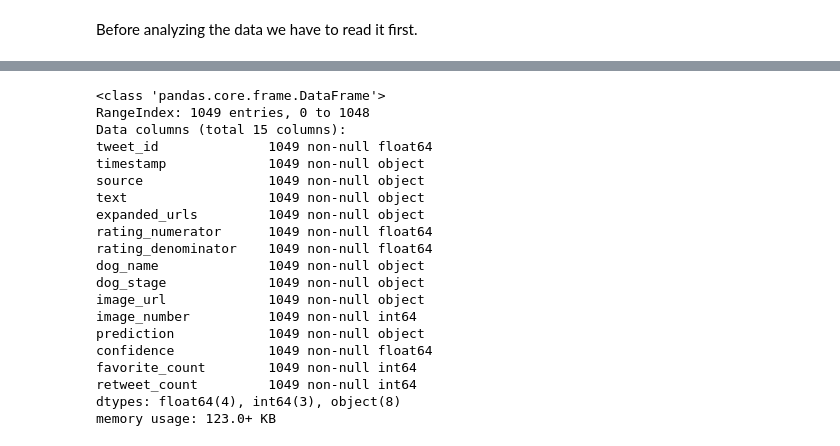
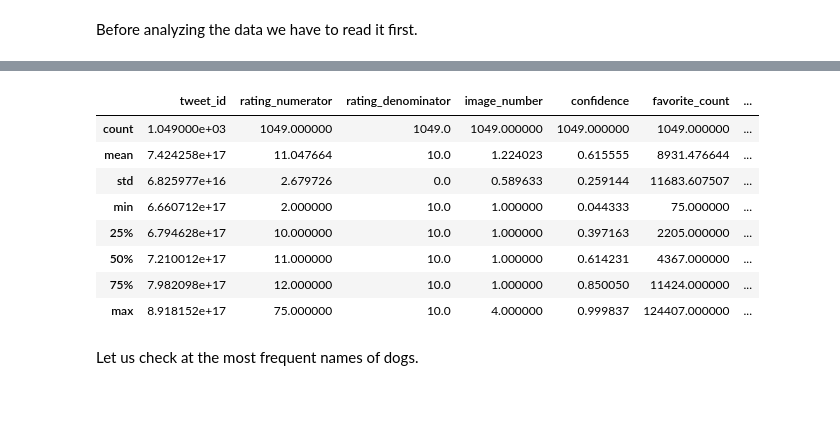
Before and after one commit to furawa/Data_Analyst_Udacity_Projects, a Jupyter notebook: 04_Data_Wrangling/wrangle_act.ipynb, the cells around one changed output, grey strips where cells are left out. Saved outputs shown, nothing was run; the diff lists cells and outputs as text; code cells hidden in the pictures; blank space fills up the shorter version.

Commit message:
Some statistics

```diff
--- a/04_Data_Wrangling/wrangle_act.ipynb
+++ b/04_Data_Wrangling/wrangle_act.ipynb
@@ -750,4 +752,4 @@ final_clean_df.to_csv('twitter_archive_master.csv',index = False, encoding = 'ut
 Before analyzing the data we have to read it first.
 # %%
 # Read the master file
-twitter_archive_master = pd.read_csv('twitter_archive_master.csv, parse_date[1])
+twitter_archive_master = pd.read_csv('twitter_archive_master.csv', parse_dates = [1])
@@ -756,23 +780,17 @@ SyntaxError: EOL while scanning string literal (<ipython-input-284-5bfbe16f8959>
+# %%
+# Check some statistics
+twitter_archive_master.describe()
+# %% [output]
+|  | tweet_id | rating_numerator | rating_denominator | image_number | confidence | favorite_count | ... |
+| count | 1.049000e+03 | 1049.000000 | 1049.0 | 1049.000000 | 1049.000000 | 1049.000000 | ... |
+| mean | 7.424258e+17 | 11.047664 | 10.0 | 1.224023 | 0.615555 | 8931.476644 | ... |
+| std | 6.825977e+16 | 2.679726 | 0.0 | 0.589633 | 0.259144 | 11683.607507 | ... |
+| min | 6.660712e+17 | 2.000000 | 10.0 | 1.000000 | 0.044333 | 75.000000 | ... |
+| 25% | 6.794628e+17 | 10.000000 | 10.0 | 1.000000 | 0.397163 | 2205.000000 | ... |
+| 50% | 7.210012e+17 | 11.000000 | 10.0 | 1.000000 | 0.614231 | 4367.000000 | ... |
+| 75% | 7.982098e+17 | 12.000000 | 10.0 | 1.000000 | 0.850050 | 11424.000000 | ... |
+| max | 8.918152e+17 | 75.000000 | 10.0 | 4.000000 | 0.999837 | 124407.000000 | ... |
+# %% [markdown]
+Let us check at the most frequent names of dogs.
 # %%
-twitter_archive_master.info()
+twitter_archive_master.dog_name.
-# %% [output]
-<class 'pandas.core.frame.DataFrame'>
-RangeIndex: 1049 entries, 0 to 1048
-Data columns (total 15 columns):
-tweet_id              1049 non-null float64
-timestamp             1049 non-null object
-source                1049 non-null object
-text                  1049 non-null object
-expanded_urls         1049 non-null object
-rating_numerator      1049 non-null float64
-rating_denominator    1049 non-null float64
-dog_name              1049 non-null object
-dog_stage             1049 non-null object
-image_url             1049 non-null object
-image_number          1049 non-null int64
-prediction            1049 non-null object
-confidence            1049 non-null float64
-favorite_count        1049 non-null int64
-retweet_count         1049 non-null int64
-dtypes: float64(4), int64(3), object(8)
-memory usage: 123.0+ KB
```
Also changed, not shown: parts of 3 cells of this notebook.
